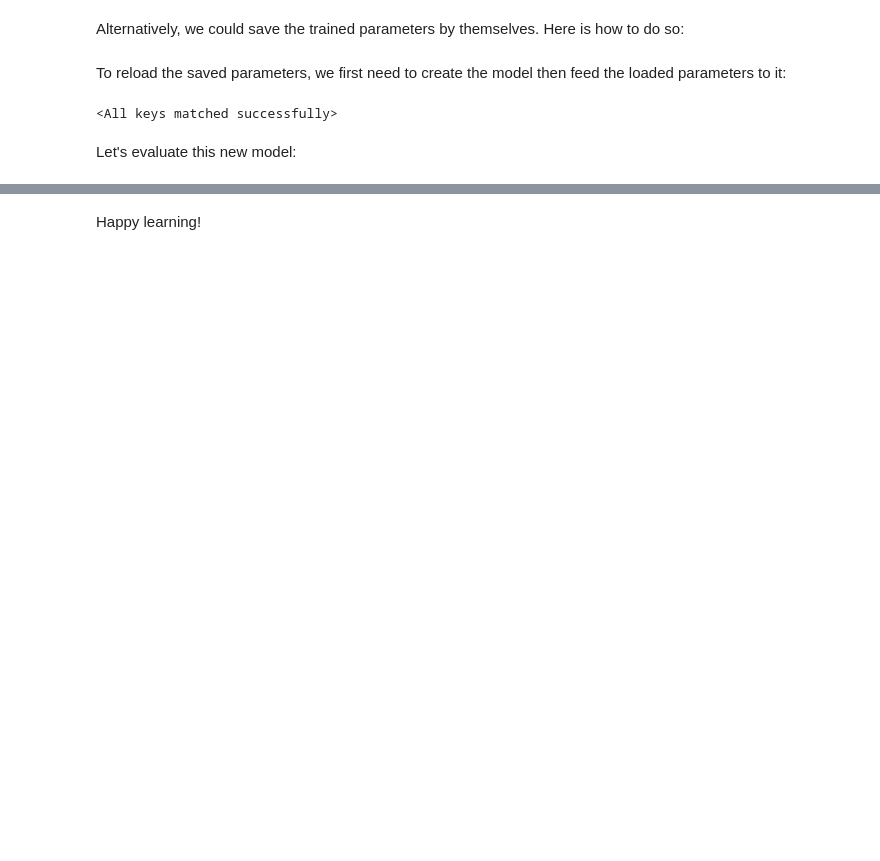
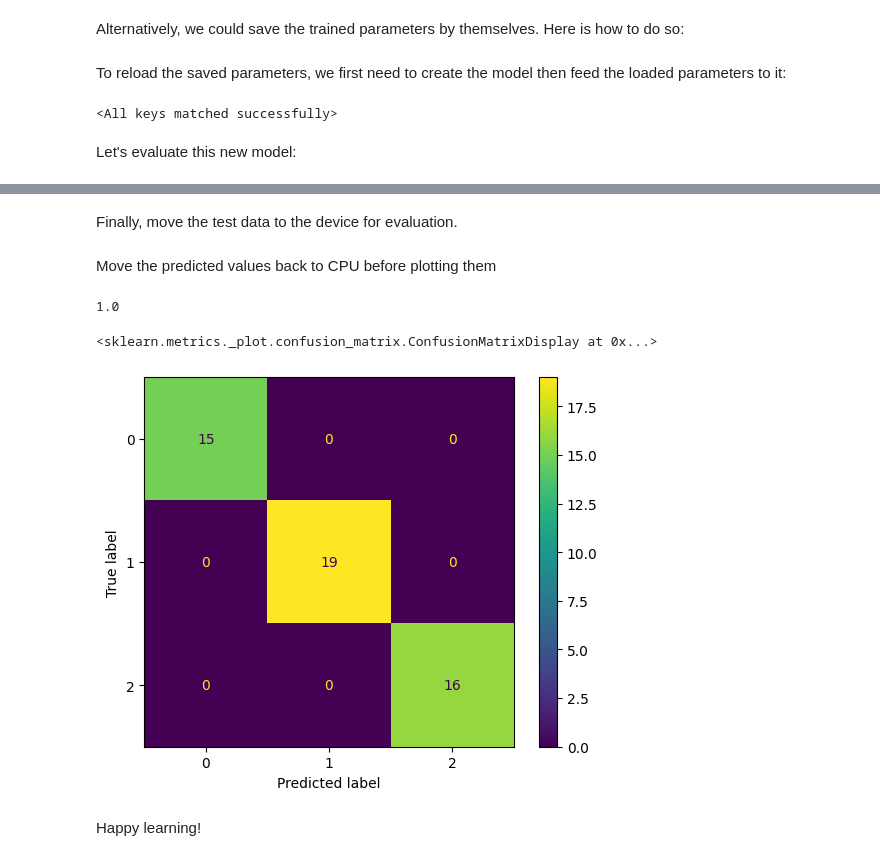
Before and after one commit to tylerearl09/dl_handouts, a Jupyter notebook: 04.introduction_to_pytorch_modules.ipynb, the cells around one changed output, grey strips where cells are left out. Saved outputs shown, nothing was run; the diff lists cells and outputs as text; code cells hidden in the pictures; blank space fills up the shorter version.

```diff
--- a/04.introduction_to_pytorch_modules.ipynb
+++ b/04.introduction_to_pytorch_modules.ipynb
@@ -772,0 +777,3 @@ torch.Size([329718]) torch.Size([537, 614])
+# %%
+device = torch.device('cuda' if torch.cuda.is_available() else 'cpu')
+device
@@ -772,0 +784,14 @@ torch.Size([329718]) torch.Size([537, 614])
+# %%
+mlp = nn.Sequential(
+    nn.Linear(2, 8),
+    nn.ReLU(),
+    nn.Linear(8, 8),
+    nn.ReLU(),
+    nn.Linear(8, 8),
+    nn.ReLU(),
+    nn.Linear(8, 8),
+    nn.ReLU(),
+    nn.Linear(8, 3)
+).to(device)
+
+summary(mlp)
@@ -773,2 +850,17 @@ torch.Size([329718]) torch.Size([537, 614])
+# %% [markdown]
+Finally, move the test data to the device for evaluation.
+# %%
+mlp.eval()
+with torch.inference_mode():
+  _, preds = torch.max(mlp(X_test.to(device)), 1)
+# %% [markdown]
+Move the predicted values back to CPU before plotting them
+# %%
+print(accuracy_score(y_test, preds.cpu()))
+ConfusionMatrixDisplay.from_predictions(y_test, preds.cpu())
+# %% [output]
+1.0
+<sklearn.metrics._plot.confusion_matrix.ConfusionMatrixDisplay at 0x...>
+[figure, added]
 # %% [markdown]
 Happy learning!
```
Also changed, not shown: parts of 31 cells of this notebook.
